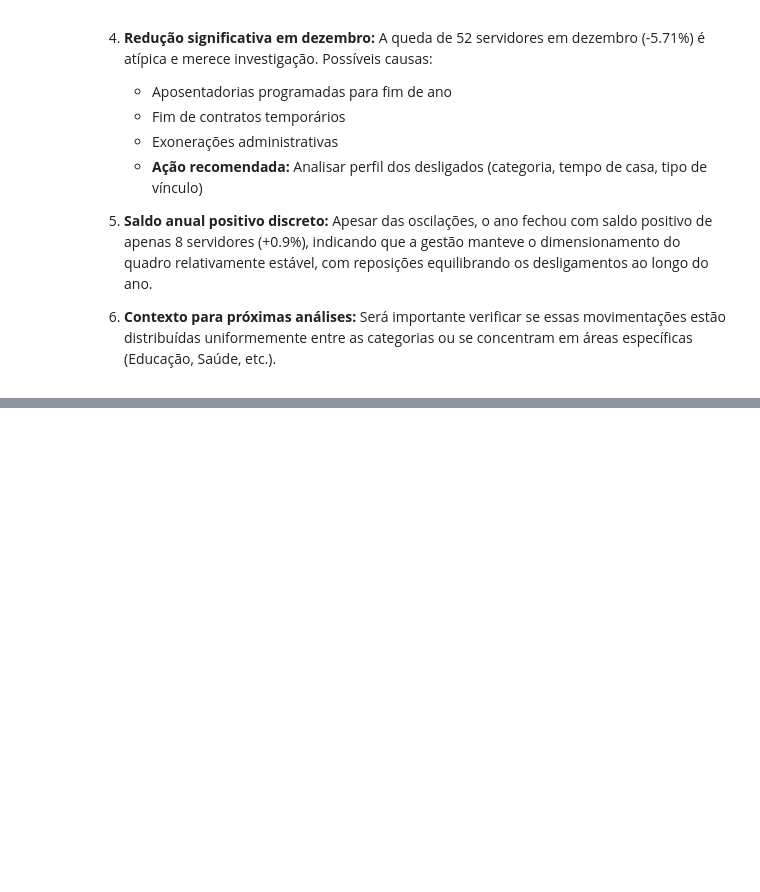
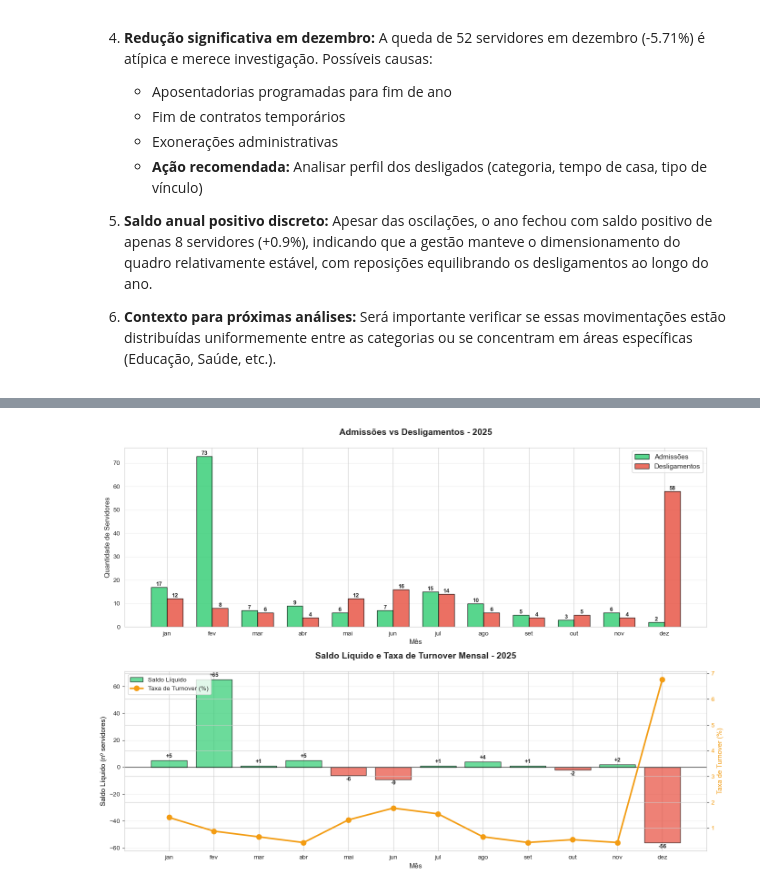
Before and after one commit to oguidenardi/folha_pagamento_santa_rita_2025, a Jupyter notebook: notebooks/04_exploratory_data_analysis.ipynb, the cells around one changed output, grey strips where cells are left out. Saved outputs shown, nothing was run; the diff lists cells and outputs as text; code cells hidden in the pictures; blank space fills up the shorter version.

```diff
--- a/notebooks/04_exploratory_data_analysis.ipynb
+++ b/notebooks/04_exploratory_data_analysis.ipynb
@@ -509,0 +602,82 @@ plt.show()
+# %%
+# Visualizações da movimentação de pessoal
+
+fig, axes = plt.subplots(2, 1, figsize=(14, 10))
+
+# ===== GRÁFICO 1: Admissões vs Desligamentos =====
+x = np.arange(len(meses_ordem))
+width = 0.35
+
+bars1 = axes[0].bar(x - width/2, df_movimentacao['admissoes'], width,
+                     label='Admissões', color='#2ecc71', alpha=0.8, edgecolor='black')
+bars2 = axes[0].bar(x + width/2, df_movimentacao['desligamentos'], width,
+                     label='Desligamentos', color='#e74c3c', alpha=0.8, edgecolor='black')
+
+# Adicionando valores nas barras
+for bars in [bars1, bars2]:
+    for bar in bars:
+        height = bar.get_height()
+        if height > 0:
+            axes[0].text(bar.get_x() + bar.get_width()/2., height,
+                        f'{int(height)}',
+                        ha='center', va='bottom', fontsize=9, fontweight='bold')
+
+axes[0].set_xlabel('Mês', fontsize=11)
+axes[0].set_ylabel('Quantidade de Servidores', fontsize=11)
+axes[0].set_title('Admissões vs Desligamentos - 2025', fontsize=14, fontweight='bold', pad=20)
+axes[0].set_xticks(x)
+axes[0].set_xticklabels(meses_ordem)
+axes[0].legend(fontsize=11)
+axes[0].grid(axis='y', alpha=0.3)
+
+# ===== GRÁFICO 2: Saldo Líquido e Taxa de Turnover =====
+ax2_twin = axes[1].twinx()
+
+# Barras do saldo
+cores_saldo = ['#2ecc71' if x >= 0 else '#e74c3c' for x in df_movimentacao['saldo']]
+bars_saldo = axes[1].bar(meses_ordem, df_movimentacao['saldo'],
+                          color=cores_saldo, alpha=0.7, edgecolor='black', label='Saldo Líquido')
+
+# Linha zero
+axes[1].axhline(y=0, color='black', linestyle='-', linewidth=0.8)
+
+# Valores nas barras
+for idx, (mes, saldo) in enumerate(zip(meses_ordem, df_movimentacao['saldo'])):
+    if saldo != 0:
+        axes[1].text(idx, saldo + (1 if saldo >= 0 else -1),
+                    f'{saldo:+.0f}',
+                    ha='center', va='bottom' if saldo >= 0 else 'top',
+                    fontsize=9, fontweight='bold')
+
+# Linha do turnover
+line_turnover = ax2_twin.plot(meses_ordem, df_movimentacao['turnover_pct'],
+                               color='#f39c12', marker='o', linewidth=2.5,
+                               markersize=8, label='Taxa de Turnover (%)')
+
+# Configurações dos eixos
+axes[1].set_xlabel('Mês', fontsize=11)
+axes[1].set_ylabel('Saldo Líquido (nº servidores)', fontsize=11, color='black')
+ax2_twin.set_ylabel('Taxa de Turnover (%)', fontsize=11, color='#f39c12')
+ax2_twin.tick_params(axis='y', labelcolor='#f39c12')
+
+axes[1].set_title('Saldo Líquido e Taxa de Turnover Mensal - 2025',
+                  fontsize=14, fontweight='bold', pad=20)
+axes[1].grid(axis='y', alpha=0.3)
+
+# Legenda combinada
+lines1, labels1 = axes[1].get_legend_handles_labels()
+lines2, labels2 = ax2_twin.get_legend_handles_labels()
+axes[1].legend(lines1 + lines2, labels1 + labels2, loc='upper left', fontsize=10)
+
+plt.tight_layout()
+plt.show()
+
+# Estatísticas adicionais
+print(f"\n{'=' * 90}")
+print("ESTATÍSTICAS DE TURNOVER")
+print('=' * 90)
+print(f"Turnover MÍNIMO: {df_movimentacao['turnover_pct'].min():.2f}% ({df_movimentacao.loc[df_movimentacao['turnover_pct'].idxmin(), 'mes'].upper()})")
+print(f"Turnover MÁXIMO: {df_movimentacao['turnover_pct'].max():.2f}% ({df_movimentacao.loc[df_movimentacao['turnover_pct'].idxmax(), 'mes'].upper()})")
+print(f"Turnover MÉDIO: {turnover_medio:.2f}%")
+# %% [output]
+[figure, added]
```
Also changed, not shown: parts of 4 cells of this notebook.
